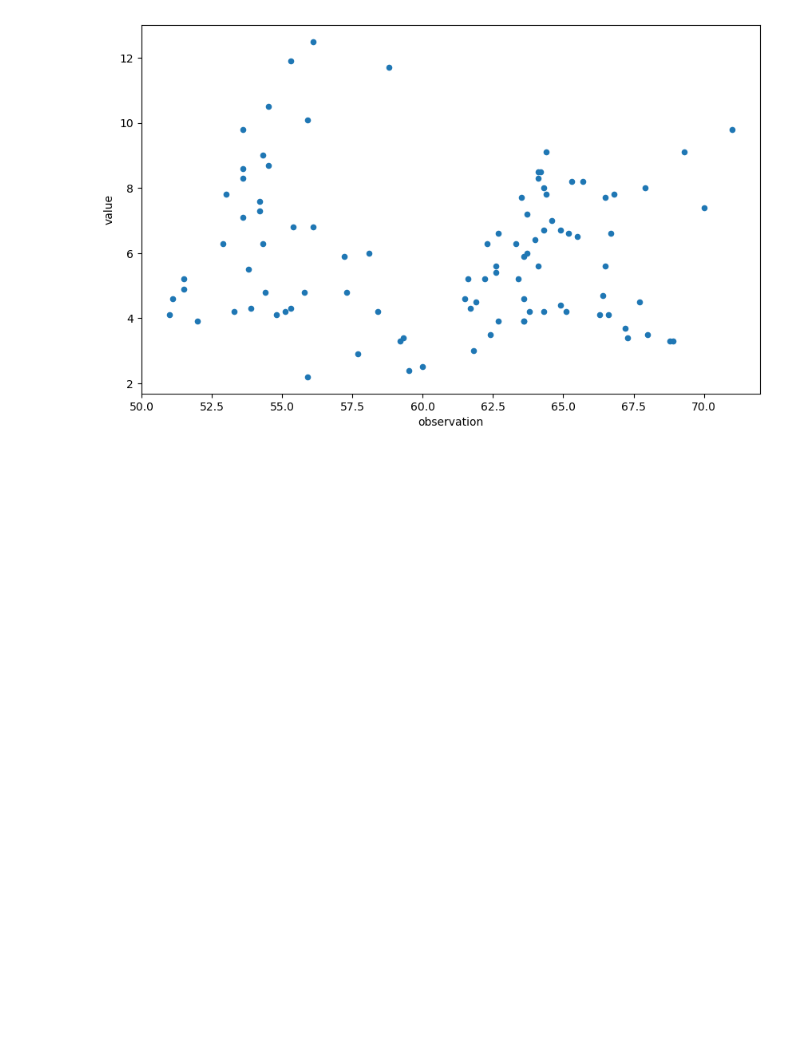
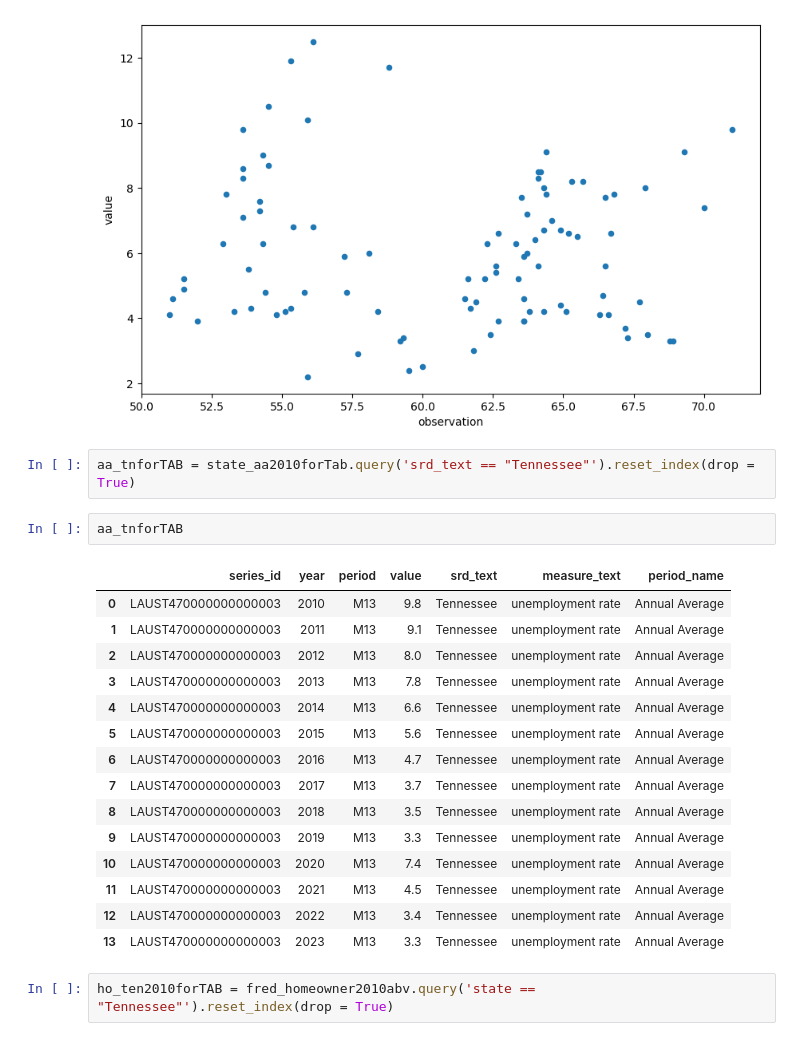
Before and after one commit to Kiirandeep/Capstone, a Jupyter notebook: Script/Unemployment2.ipynb, the cells around one changed output. Saved outputs shown, nothing was run; the diff lists cells and outputs as text; blank space fills up the shorter version.

```diff
--- a/Script/Unemployment2.ipynb
+++ b/Script/Unemployment2.ipynb
@@ -941,3 +955,25 @@ homeownership_unemp2010.plot(kind = 'scatter',
              figsize = (10,6));
 # %% [output]
 [figure]
+# %%
+aa_tnforTAB = state_aa2010forTab.query('srd_text == "Tennessee"').reset_index(drop = True)
+# %%
+aa_tnforTAB
+# %% [output]
+|  | series_id | year | period | value | srd_text | measure_text | period_name |
+| 0 | LAUST470000000000003 | 2010 | M13 | 9.8 | Tennessee | unemployment rate | Annual Average |
+| 1 | LAUST470000000000003 | 2011 | M13 | 9.1 | Tennessee | unemployment rate | Annual Average |
+| 2 | LAUST470000000000003 | 2012 | M13 | 8.0 | Tennessee | unemployment rate | Annual Average |
+| 3 | LAUST470000000000003 | 2013 | M13 | 7.8 | Tennessee | unemployment rate | Annual Average |
+| 4 | LAUST470000000000003 | 2014 | M13 | 6.6 | Tennessee | unemployment rate | Annual Average |
+| 5 | LAUST470000000000003 | 2015 | M13 | 5.6 | Tennessee | unemployment rate | Annual Average |
+| 6 | LAUST470000000000003 | 2016 | M13 | 4.7 | Tennessee | unemployment rate | Annual Average |
+| 7 | LAUST470000000000003 | 2017 | M13 | 3.7 | Tennessee | unemployment rate | Annual Average |
+| 8 | LAUST470000000000003 | 2018 | M13 | 3.5 | Tennessee | unemployment rate | Annual Average |
+| 9 | LAUST470000000000003 | 2019 | M13 | 3.3 | Tennessee | unemployment rate | Annual Average |
+| 10 | LAUST470000000000003 | 2020 | M13 | 7.4 | Tennessee | unemployment rate | Annual Average |
+| 11 | LAUST470000000000003 | 2021 | M13 | 4.5 | Tennessee | unemployment rate | Annual Average |
+| 12 | LAUST470000000000003 | 2022 | M13 | 3.4 | Tennessee | unemployment rate | Annual Average |
+| 13 | LAUST470000000000003 | 2023 | M13 | 3.3 | Tennessee | unemployment rate | Annual Average |
+# %%
+ho_ten2010forTAB = fred_homeowner2010abv.query('state == "Tennessee"').reset_index(drop = True)
```
Also changed, not shown: parts of 7 cells of this notebook, 3 other files.
